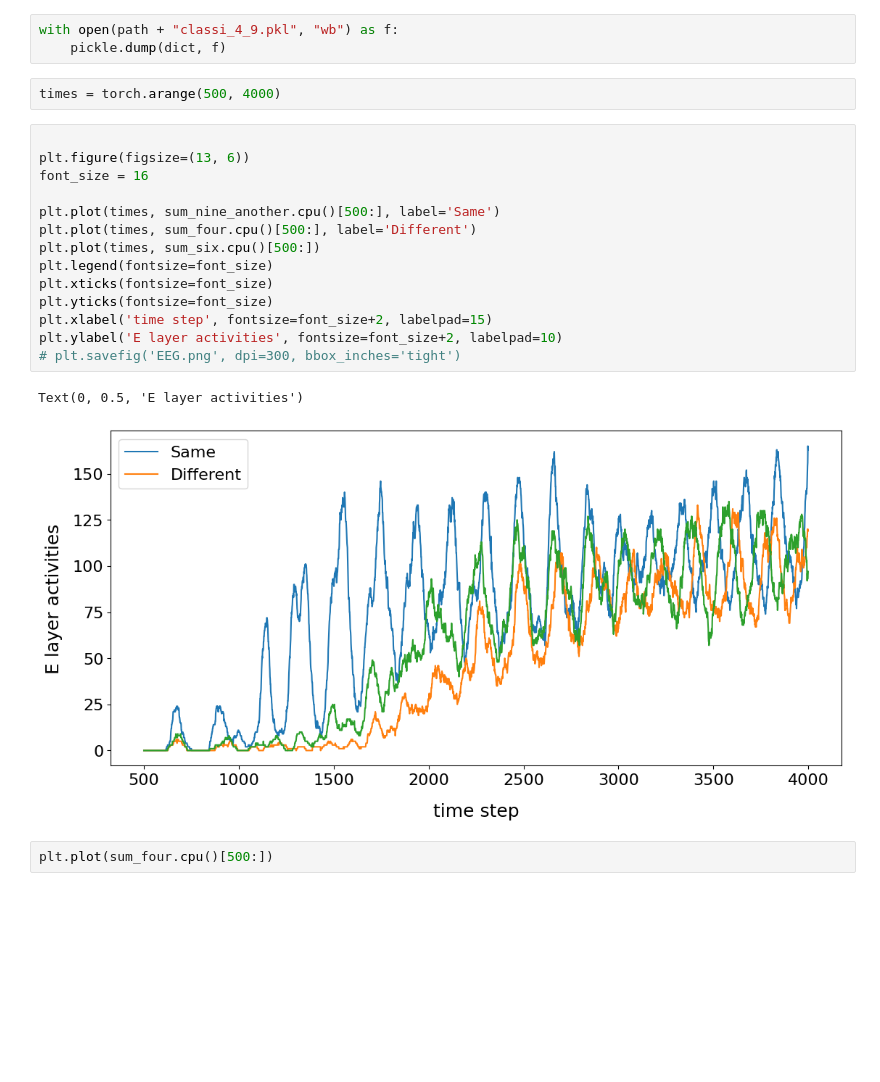
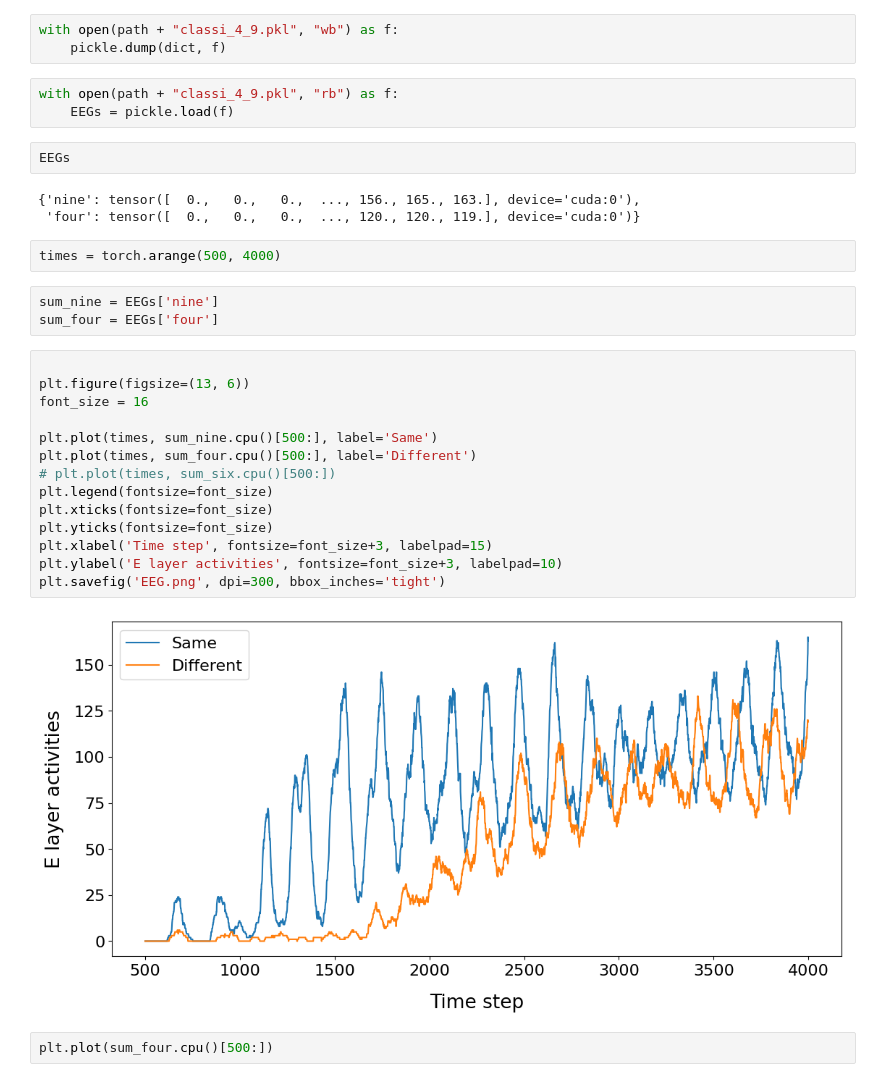
Before and after one commit to hhsherlock/Spiking_NN, a Jupyter notebook: mnst_learn/calculation.ipynb, the cells around one changed output. Saved outputs shown, nothing was run; the diff lists cells and outputs as text; blank space fills up the shorter version.

```diff
--- a/mnst_learn/calculation.ipynb
+++ b/mnst_learn/calculation.ipynb
@@ -696,25 +696,35 @@ dict = {
 # %%
 with open(path + "classi_4_9.pkl", "wb") as f:
     pickle.dump(dict, f)
+# %%
+with open(path + "classi_4_9.pkl", "rb") as f:
+    EEGs = pickle.load(f)
+# %%
+EEGs
+# %% [output]
+{'nine': tensor([  0.,   0.,   0.,  ..., 156., 165., 163.], device='cuda:0'),
+ 'four': tensor([  0.,   0.,   0.,  ..., 120., 120., 119.], device='cuda:0')}
 # %%
 times = torch.arange(500, 4000)
+# %%
+sum_nine = EEGs['nine']
+sum_four = EEGs['four']
 # %%
 
 plt.figure(figsize=(13, 6))
 font_size = 16
 
-plt.plot(times, sum_nine_another.cpu()[500:], label='Same')
+plt.plot(times, sum_nine.cpu()[500:], label='Same')
 plt.plot(times, sum_four.cpu()[500:], label='Different')
-plt.plot(times, sum_six.cpu()[500:])
+# plt.plot(times, sum_six.cpu()[500:])
 plt.legend(fontsize=font_size)
 plt.xticks(fontsize=font_size)
 plt.yticks(fontsize=font_size)
-plt.xlabel('time step', fontsize=font_size+2, labelpad=15)
-plt.ylabel('E layer activities', fontsize=font_size+2, labelpad=10)
-# plt.savefig('EEG.png', dpi=300, bbox_inches='tight')
+plt.xlabel('Time step', fontsize=font_size+3, labelpad=15)
+plt.ylabel('E layer activities', fontsize=font_size+3, labelpad=10)
+plt.savefig('EEG.png', dpi=300, bbox_inches='tight')
 # %% [output]
-Text(0, 0.5, 'E layer activities')
-[figure, old version]
+[figure, new version]
 # %%
 plt.plot(sum_four.cpu()[500:])
 # %% [output]
```
Also changed, not shown: 3 other files.
